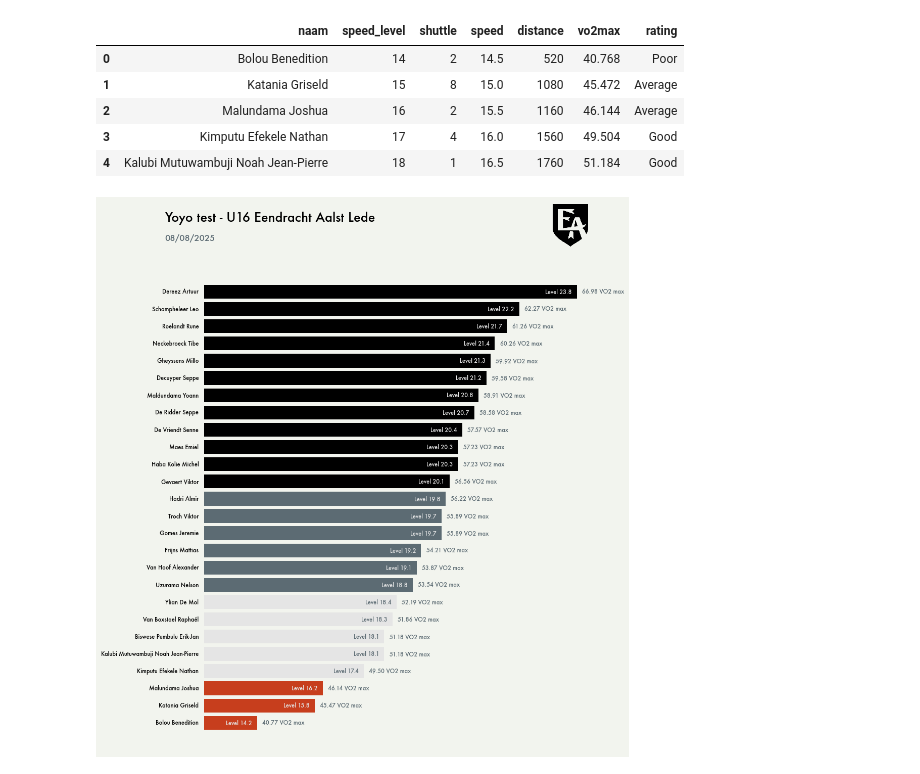
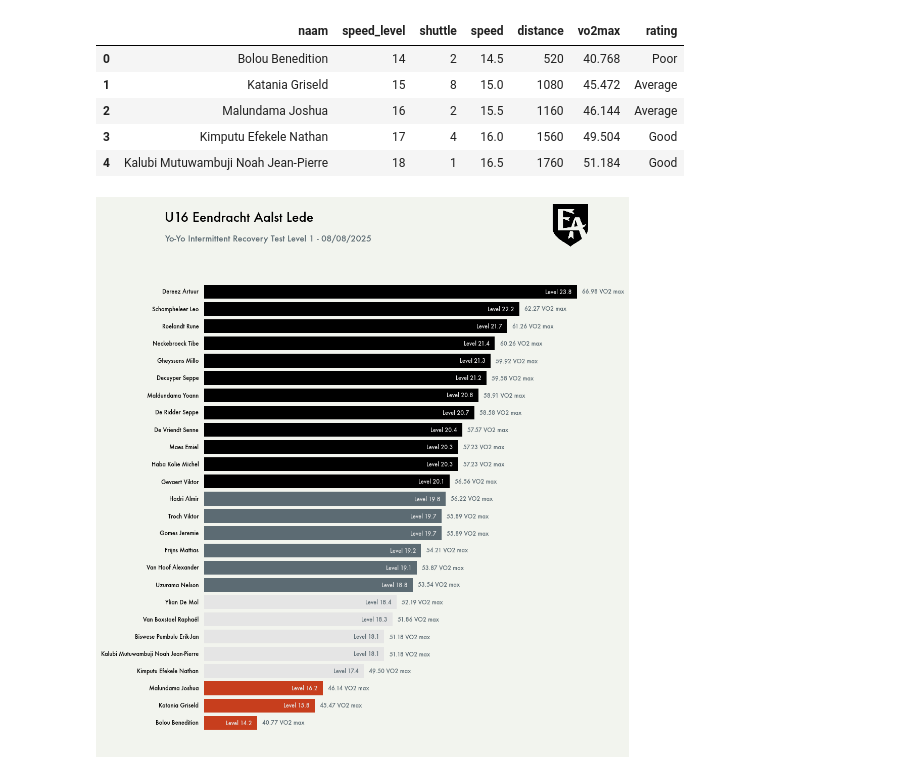
Before and after one commit to MarijnSt/yoyo-test-results, a Jupyter notebook: analyse_test.ipynb, the cells around one changed output. Drawn from its saved outputs; the diff is of its cells as text; code cells hidden in the pictures.

Commit message:
feat: change title with test version

```diff
--- a/analyse_test.ipynb
+++ b/analyse_test.ipynb
@@ -170,8 +170,8 @@ legend_ax.remove()
 # HEADING
 
 # Add title
-heading_ax.text(-0.1, 0.4, 'Yoyo test - U16 Eendracht Aalst Lede', fontsize=h1_size, ha='left', va='center')
-heading_ax.text(-0.1, -0.4, '08/08/2025', fontsize=p_size, ha='left', va='center', color=gray_color)
+heading_ax.text(-0.1, 0.4, 'U16 Eendracht Aalst Lede', fontsize=h1_size, ha='left', va='center')
+heading_ax.text(-0.1, -0.4, 'Yo-Yo Intermittent Recovery Test Level 1 - 08/08/2025', fontsize=p_size, ha='left', va='center', color=gray_color)
 
 
 # Add Euros 2024 logo
@@ -228,31 +228,31 @@ for i, row in df.iterrows():
     main_ax.text(distance - 50, i,
             f"Level {row['speed_level']}.{row['shuttle']}",
             ha='right',
             va='center',
             fontweight='bold',
             fontsize=label_size,
             color=speed_level_color)
 
     # Plot vo2 max
     vo2max = row['vo2max']
     main_ax.text(distance + 50, i,
             f"{vo2max:.2f} VO2 max",
             ha='left',
             va='center',
             fontweight='bold',
             fontsize=label_size,
             color=vo2max_color)
 
     # Plot custom player labels
     main_ax.text(-50, i,
             f"{player}",
             ha='right',
             va='center',
             fontsize=label_size,
             fontweight='bold')
 
 # Save and show plot
 save_plot(fig, 'yoyo_results_20250808.png')
 plt.show()
 # %% [output]
-[figure, old version]
+[figure, new version]
```
Also changed, not shown: 1 other file.
